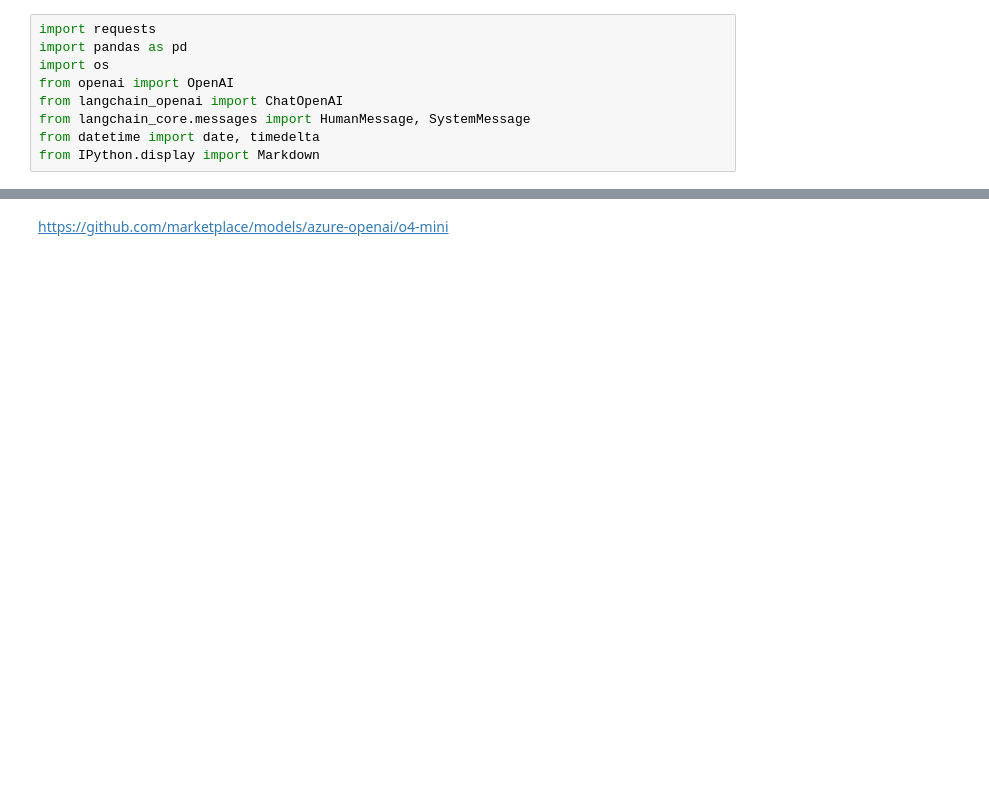
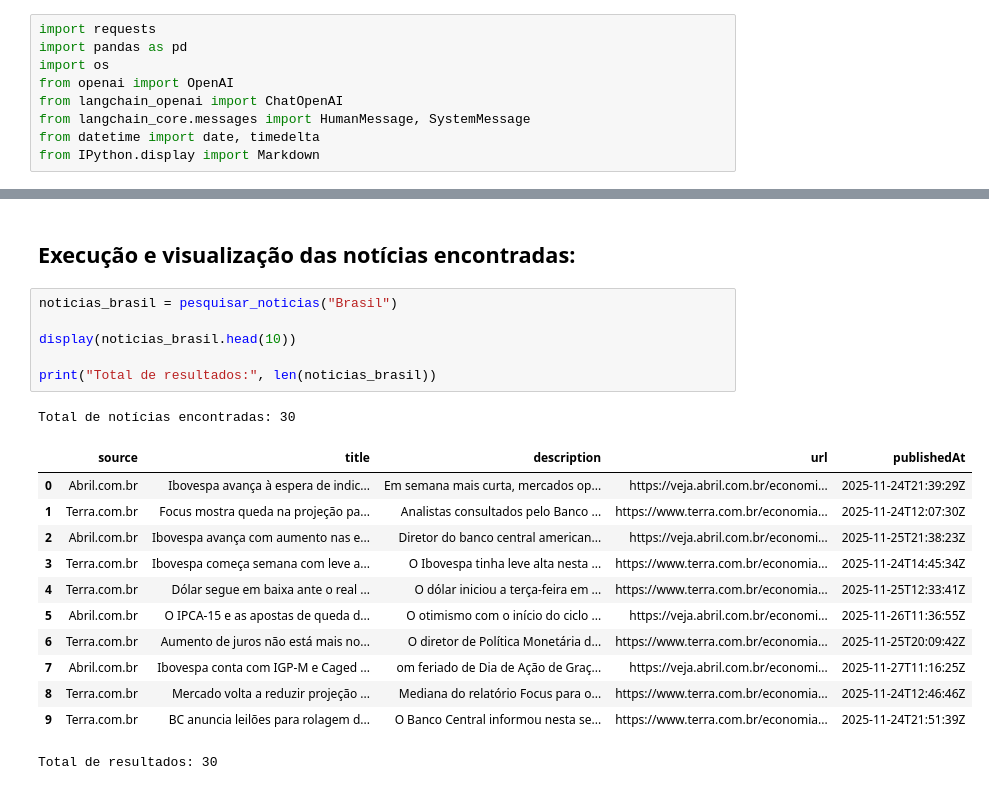
Before and after one commit to Caio-P-Neris/Projeto_PLN, a Jupyter notebook: SentMarket.ipynb, the cells around one changed output, grey strips where cells are left out. Saved outputs shown, nothing was run; the diff lists cells and outputs as text; blank space fills up the shorter version.

```diff
--- a/SentMarket.ipynb
+++ b/SentMarket.ipynb
@@ -255,2 +242,22 @@ Total de resultados: 30
-# %% [markdown]
-https://github.com/marketplace/models/azure-openai/o4-mini
+# %% [markdown]
+## Execução e visualização das notícias encontradas:
+# %%
+noticias_brasil = pesquisar_noticias("Brasil")
+
+display(noticias_brasil.head(10))
+
+print("Total de resultados:", len(noticias_brasil))
+# %% [output]
+Total de notícias encontradas: 30
+|  | source | title | description | url | publishedAt |
+| 0 | Abril.com.br | Ibovespa avança à espera de indic... | Em semana mais curta, mercados op... | https://veja.abril.com.br/economi... | 2025-11-24T21:39:29Z |
+| 1 | Terra.com.br | Focus mostra queda na projeção pa... | Analistas consultados pelo Banco ... | https://www.terra.com.br/economia... | 2025-11-24T12:07:30Z |
+| 2 | Abril.com.br | Ibovespa avança com aumento nas e... | Diretor do banco central american... | https://veja.abril.com.br/economi... | 2025-11-25T21:38:23Z |
+| 3 | Terra.com.br | Ibovespa começa semana com leve a... | O Ibovespa tinha leve alta nesta ... | https://www.terra.com.br/economia... | 2025-11-24T14:45:34Z |
+| 4 | Terra.com.br | Dólar segue em baixa ante o real ... | O dólar iniciou a terça-feira em ... | https://www.terra.com.br/economia... | 2025-11-25T12:33:41Z |
+| 5 | Abril.com.br | O IPCA-15 e as apostas de queda d... | O otimismo com o início do ciclo ... | https://veja.abril.com.br/economi... | 2025-11-26T11:36:55Z |
+| 6 | Terra.com.br | Aumento de juros não está mais no... | O diretor de Política Monetária d... | https://www.terra.com.br/economia... | 2025-11-25T20:09:42Z |
+| 7 | Abril.com.br | Ibovespa conta com IGP-M e Caged ... | om feriado de Dia de Ação de Graç... | https://veja.abril.com.br/economi... | 2025-11-27T11:16:25Z |
+| 8 | Terra.com.br | Mercado volta a reduzir projeção ... | Mediana do relatório Focus para o... | https://www.terra.com.br/economia... | 2025-11-24T12:46:46Z |
+| 9 | Terra.com.br | BC anuncia leilões para rolagem d... | O Banco Central informou nesta se... | https://www.terra.com.br/economia... | 2025-11-24T21:51:39Z |
+Total de resultados: 30
```
Also changed, not shown: parts of 35 cells of this notebook, 1 other file.
